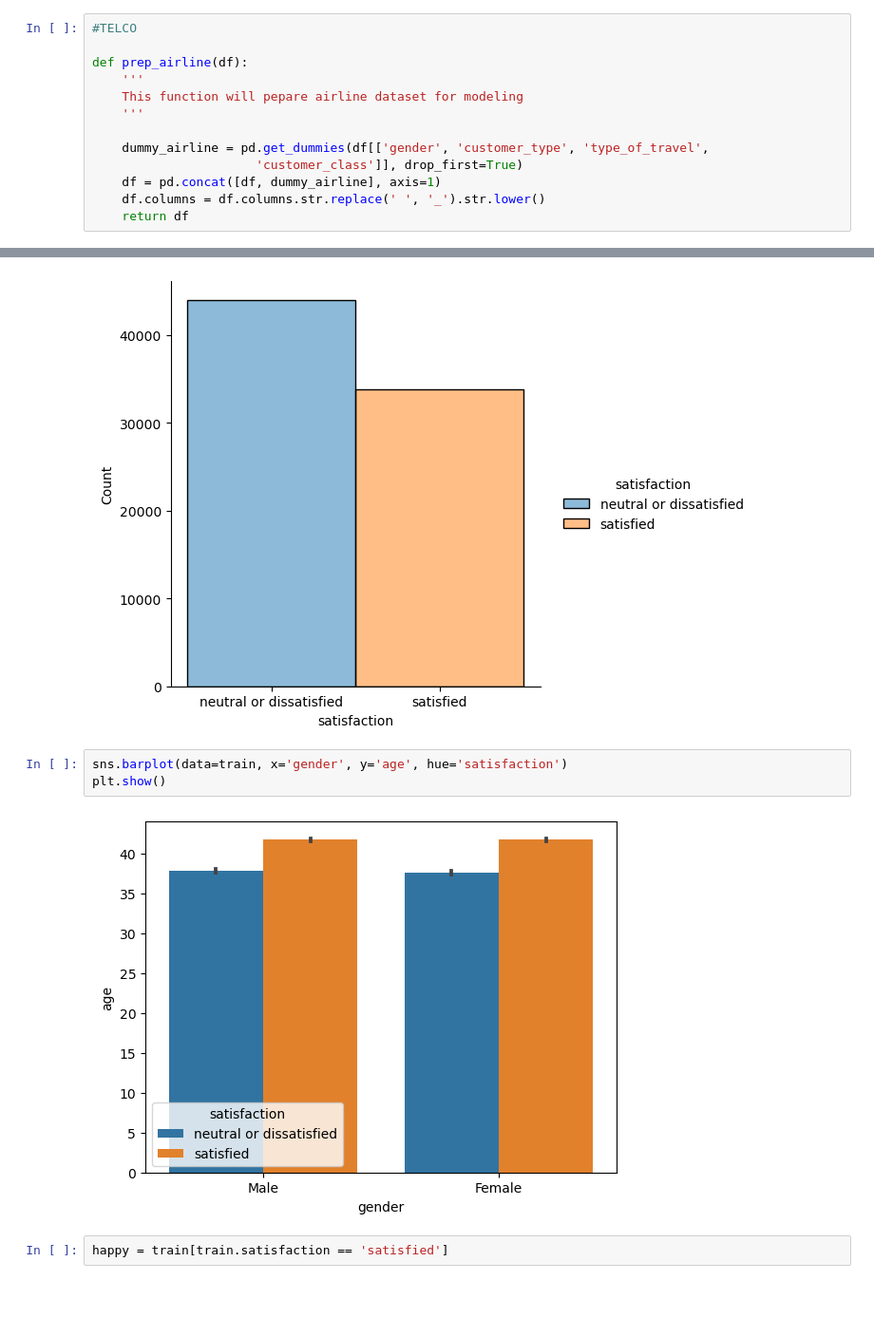
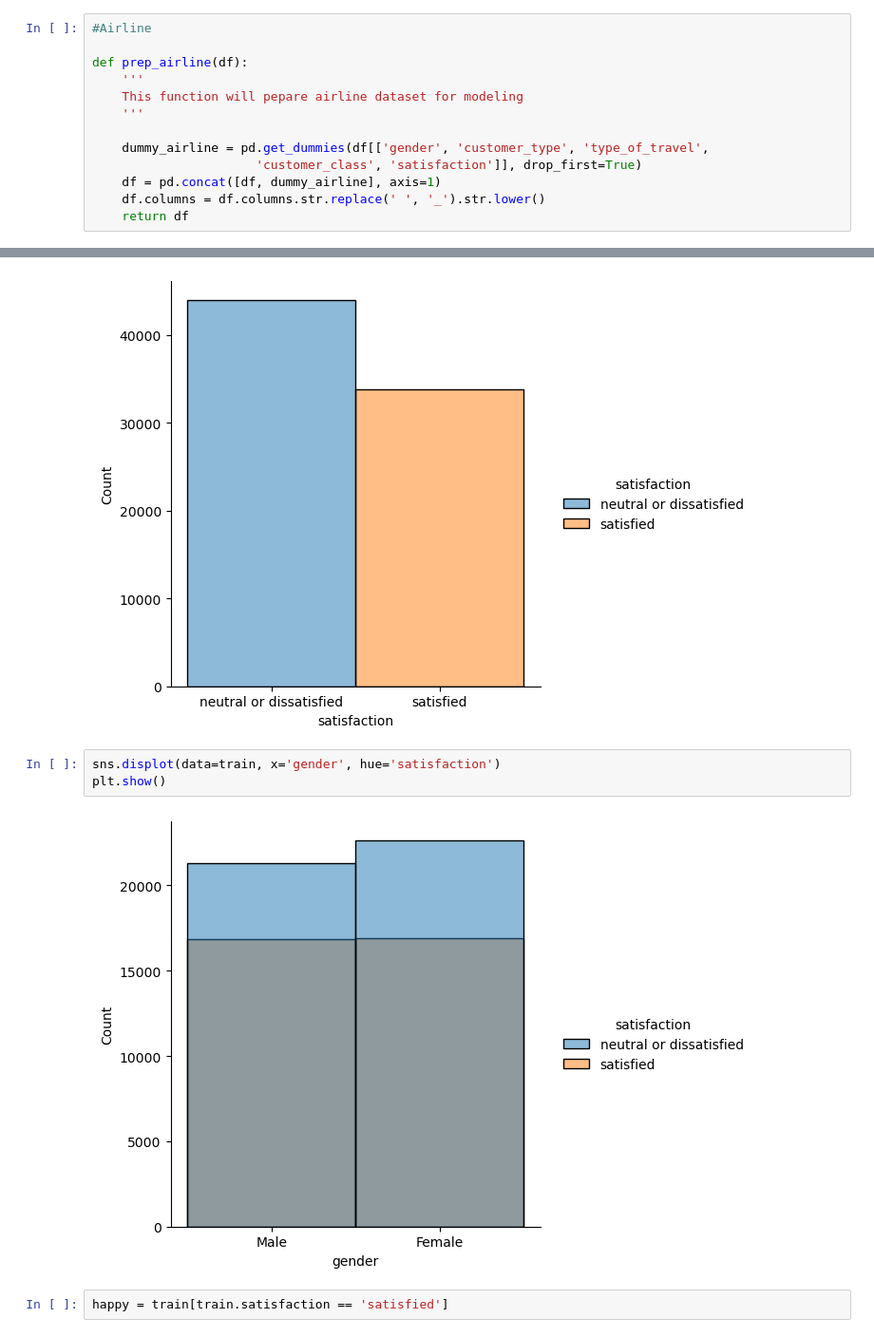
Before and after one commit to manuel-salazar1/individual_project, a Jupyter notebook: non_final.ipynb, the cells around one changed output, grey strips where cells are left out. Shown at 95% size. Drawn from its saved outputs; the diff is of its cells as text; blank space fills up the shorter version.

```diff
--- a/non_final.ipynb
+++ b/non_final.ipynb
@@ -402,7 +400,7 @@ df.head().T
 # %% [markdown]
 ### Create Dummy columns
 # %%
-#TELCO
+#Airline
 
 def prep_airline(df):
     '''
@@ -410,7 +408,7 @@ def prep_airline(df):
     '''
 
     dummy_airline = pd.get_dummies(df[['gender', 'customer_type', 'type_of_travel',
-                      'customer_class']], drop_first=True)
+                      'customer_class', 'satisfaction']], drop_first=True)
     df = pd.concat([df, dummy_airline], axis=1)
     df.columns = df.columns.str.replace(' ', '_').str.lower()
     return df
@@ -564,9 +603,9 @@ plt.show()
 # %% [output]
 [figure]
 # %%
-sns.barplot(data=train, x='gender', y='age', hue='satisfaction')
+sns.displot(data=train, x='gender', hue='satisfaction')
 plt.show()
 # %% [output]
-[figure, old version]
+[figure, new version]
 # %%
 happy = train[train.satisfaction == 'satisfied']
```
Also changed, not shown: parts of 81 cells of this notebook, 4 other files.
